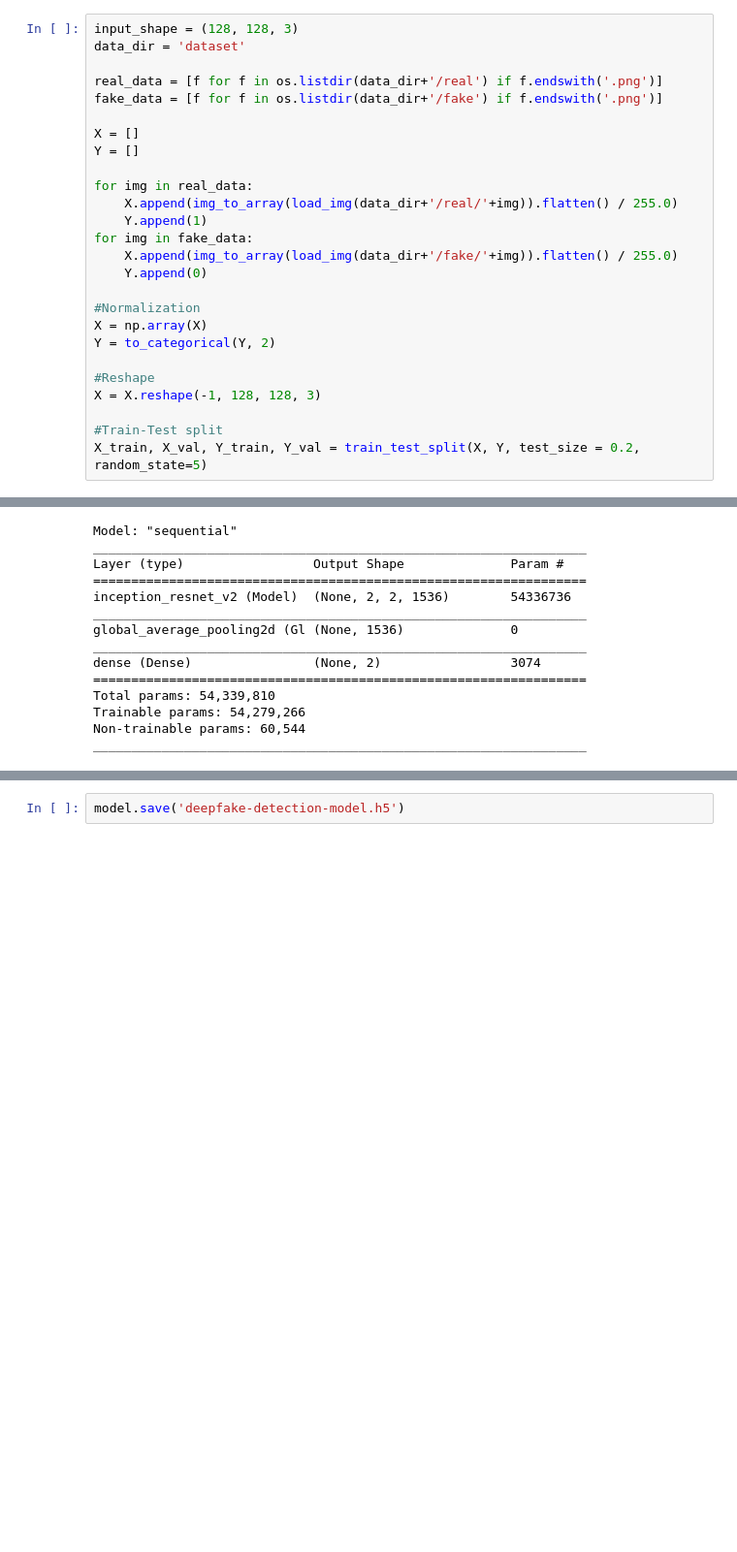
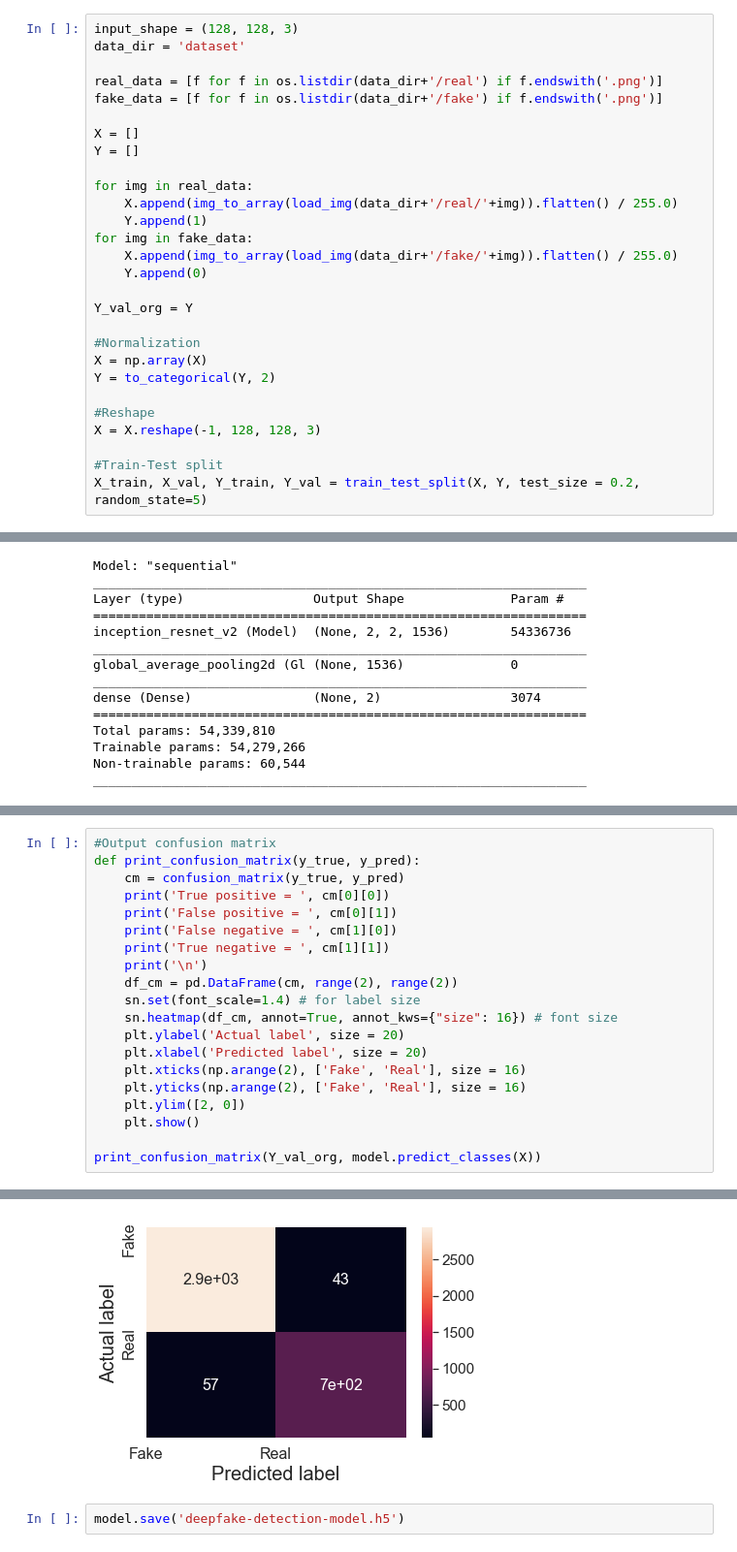
Before and after one commit to xinyooo/deepfake-detection, a Jupyter notebook: deepfake_detection_train.ipynb, the cells around one changed output, grey strips where cells are left out. Shown: that part at 97% size. Cells and saved outputs as stored; diff of their text form; blank space fills up the shorter version.

```diff
--- a/deepfake_detection_train.ipynb
+++ b/deepfake_detection_train.ipynb
@@ -26,6 +28,8 @@ for img in fake_data:
     X.append(img_to_array(load_img(data_dir+'/fake/'+img)).flatten() / 255.0)
     Y.append(0)
 
+Y_val_org = Y
+
 #Normalization
 X = np.array(X)
 Y = to_categorical(Y, 2)
@@ -123,0 +131,21 @@ l2 = ax2.legend(loc="best")
+# %%
+#Output confusion matrix
+def print_confusion_matrix(y_true, y_pred):
+    cm = confusion_matrix(y_true, y_pred)
+    print('True positive = ', cm[0][0])
+    print('False positive = ', cm[0][1])
+    print('False negative = ', cm[1][0])
+    print('True negative = ', cm[1][1])
+    print('\n')
+    df_cm = pd.DataFrame(cm, range(2), range(2))
+    sn.set(font_scale=1.4) # for label size
+    sn.heatmap(df_cm, annot=True, annot_kws={"size": 16}) # font size
+    plt.ylabel('Actual label', size = 20)
+    plt.xlabel('Predicted label', size = 20)
+    plt.xticks(np.arange(2), ['Fake', 'Real'], size = 16)
+    plt.yticks(np.arange(2), ['Fake', 'Real'], size = 16)
+    plt.ylim([2, 0])
+    plt.show()
+
+print_confusion_matrix(Y_val_org, model.predict_classes(X))
+# %% [output]
@@ -124,2 +156,3 @@ l2 = ax2.legend(loc="best")
+[figure, added]
 # %%
 model.save('deepfake-detection-model.h5')
```
Also changed, not shown: parts of 5 cells of this notebook, 2 other files.
